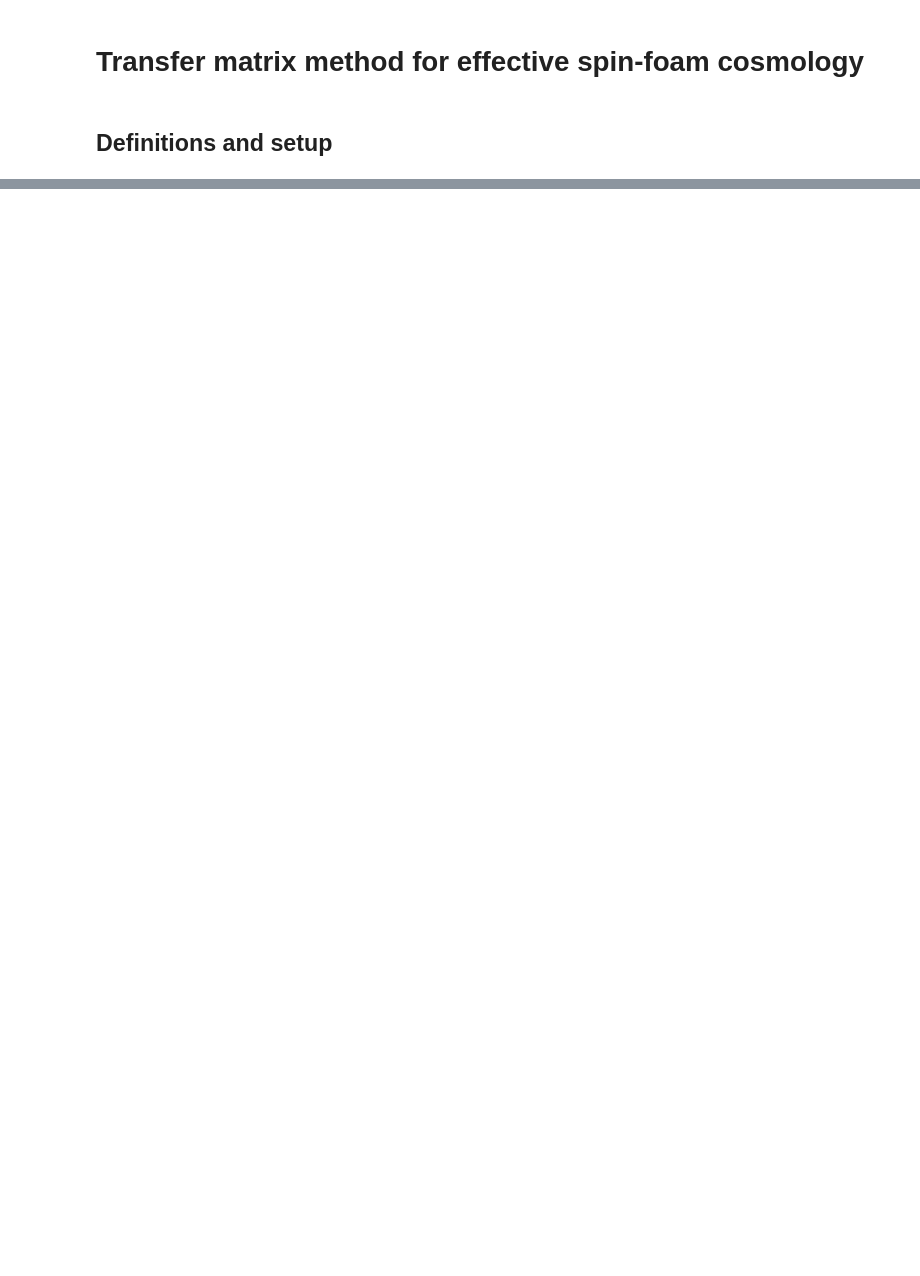
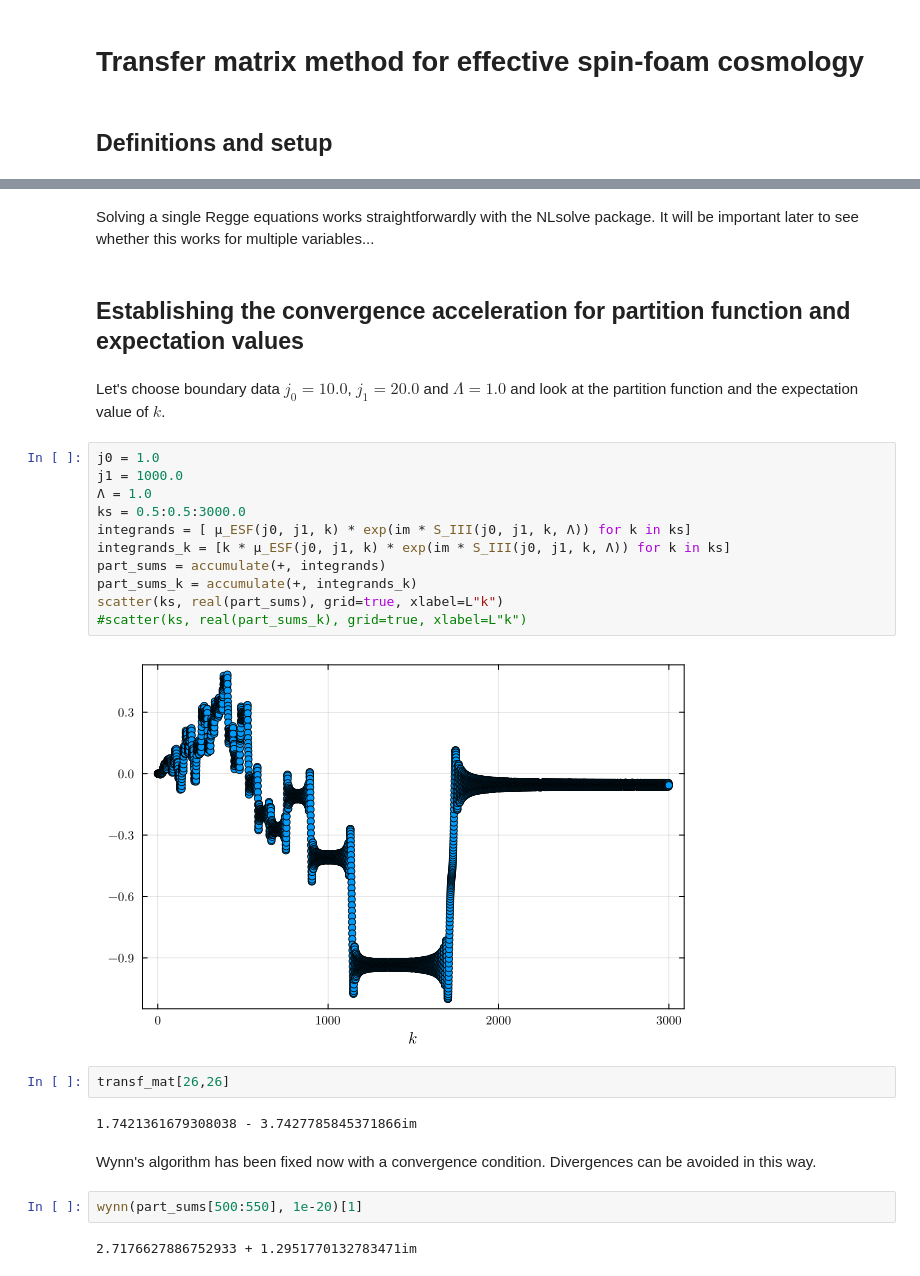
Before and after one commit to Jercheal/transfer_matrix, a Jupyter notebook: transfer_matrix.ipynb, the cells around one changed output, grey strips where cells are left out. Cells and saved outputs as stored; diff of their text form; blank space fills up the shorter version.

```diff
--- a/transfer_matrix.ipynb
+++ b/transfer_matrix.ipynb
@@ -43,0 +98,29 @@ plot(ks,measure_vals)
+# %% [markdown]
+Solving a single Regge equations works straightforwardly with the NLsolve package. It will be important later to see whether this works for multiple variables...
+# %% [markdown]
+## Establishing the convergence acceleration for partition function and expectation values
+# %% [markdown]
+Let's choose boundary data $j_0 = 10.0$, $j_1 = 20.0$ and $\Lambda = 1.0$ and look at the partition function and the expectation value of $k$.
+# %%
+j0 = 1.0
+j1 = 1000.0
+Λ = 1.0
+ks = 0.5:0.5:3000.0
+integrands = [ μ_ESF(j0, j1, k) * exp(im * S_III(j0, j1, k, Λ)) for k in ks]
+integrands_k = [k * μ_ESF(j0, j1, k) * exp(im * S_III(j0, j1, k, Λ)) for k in ks]
+part_sums = accumulate(+, integrands)
+part_sums_k = accumulate(+, integrands_k)
+scatter(ks, real(part_sums), grid=true, xlabel=L"k")
+#scatter(ks, real(part_sums_k), grid=true, xlabel=L"k")
+# %% [output]
+[figure, added]
+# %%
+transf_mat[26,26]
+# %% [output]
+1.7421361679308038 - 3.7427785845371866im
+# %% [markdown]
+Wynn's algorithm has been fixed now with a convergence condition. Divergences can be avoided in this way.
+# %%
+wynn(part_sums[500:550], 1e-20)[1]
+# %% [output]
+2.7176627886752933 + 1.2951770132783471im
```
Also changed, not shown: parts of 10 cells of this notebook, 1 other file.
